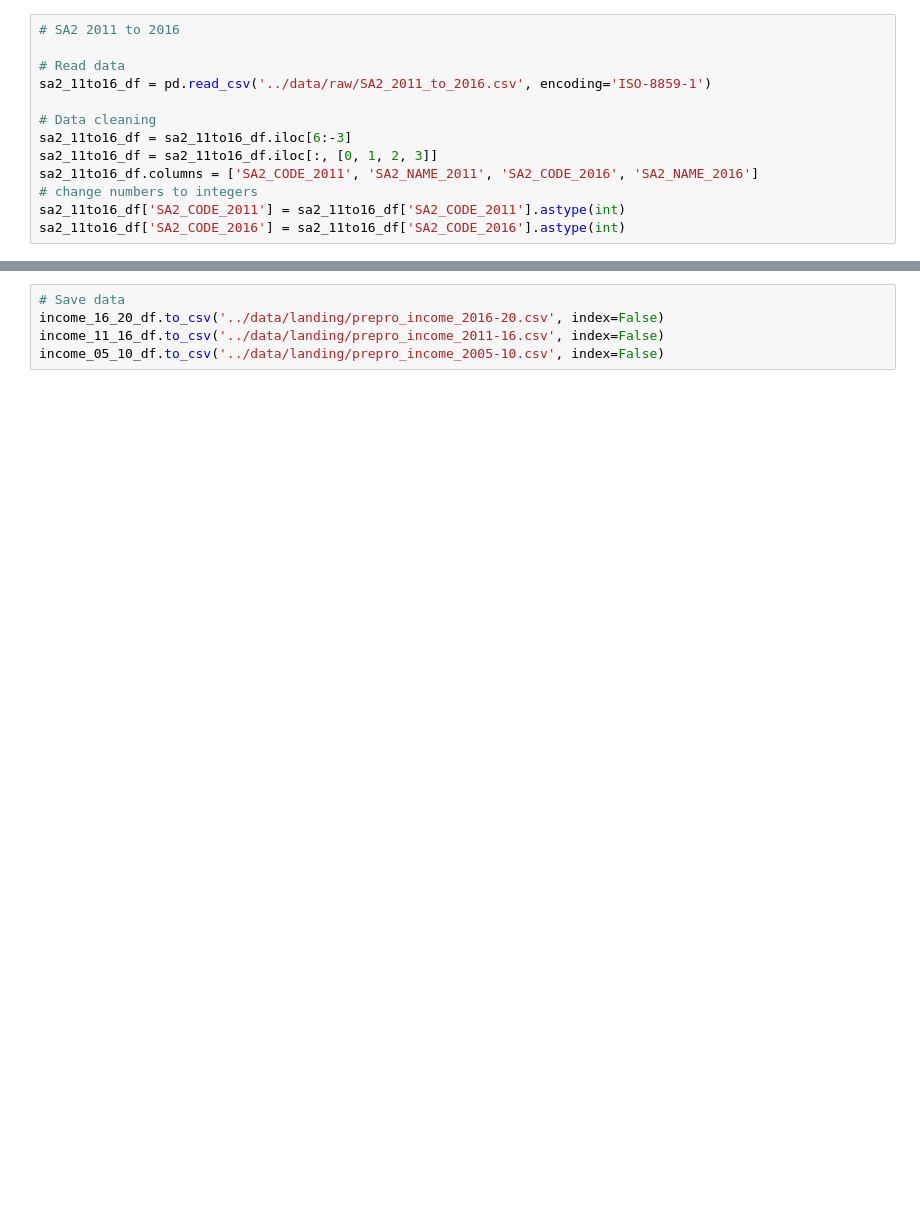
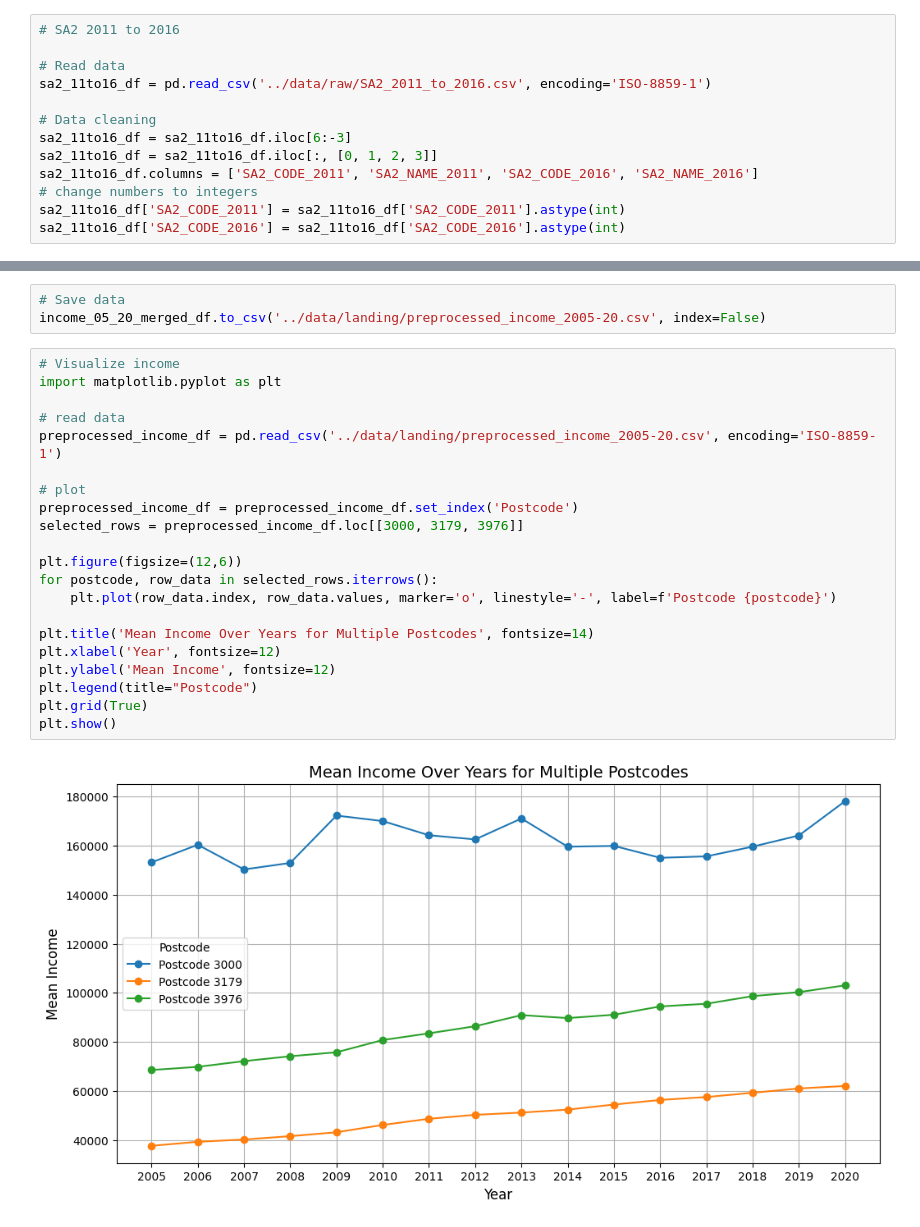
Before and after one commit to MAST30034-AppliedDataScience/project-2-group-real-estate-industry-project-16, a Jupyter notebook: notebooks/preprocess_income_2005-20.ipynb, the cells around one changed output, grey strips where cells are left out. Cells and saved outputs as stored; diff of their text form; blank space fills up the shorter version.

```diff
--- a/notebooks/preprocess_income_2005-20.ipynb
+++ b/notebooks/preprocess_income_2005-20.ipynb
@@ -155,5 +181,26 @@ Name: 0, dtype: object
 # %%
 # Save data
-income_16_20_df.to_csv('../data/landing/prepro_income_2016-20.csv', index=False)
-income_11_16_df.to_csv('../data/landing/prepro_income_2011-16.csv', index=False)
-income_05_10_df.to_csv('../data/landing/prepro_income_2005-10.csv', index=False)
+income_05_20_merged_df.to_csv('../data/landing/preprocessed_income_2005-20.csv', index=False)
+# %%
+# Visualize income
+import matplotlib.pyplot as plt
+
+# read data
+preprocessed_income_df = pd.read_csv('../data/landing/preprocessed_income_2005-20.csv', encoding='ISO-8859-1')
+
+# plot
+preprocessed_income_df = preprocessed_income_df.set_index('Postcode')
+selected_rows = preprocessed_income_df.loc[[3000, 3179, 3976]]
+
+plt.figure(figsize=(12,6))
+for postcode, row_data in selected_rows.iterrows():
+    plt.plot(row_data.index, row_data.values, marker='o', linestyle='-', label=f'Postcode {postcode}')
+
+plt.title('Mean Income Over Years for Multiple Postcodes', fontsize=14)
+plt.xlabel('Year', fontsize=12)
+plt.ylabel('Mean Income', fontsize=12)
+plt.legend(title="Postcode")
+plt.grid(True)
+plt.show()
+# %% [output]
+[figure, added]
```
Also changed, not shown: parts of 9 cells of this notebook, 2 other files.
